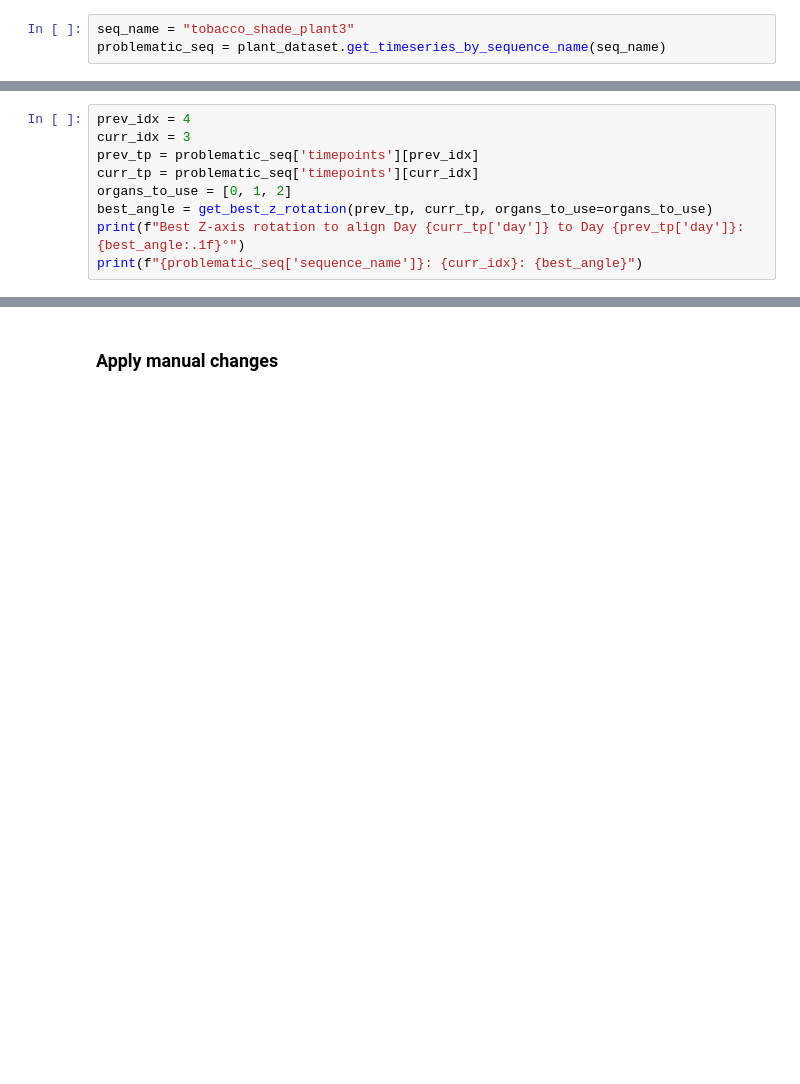
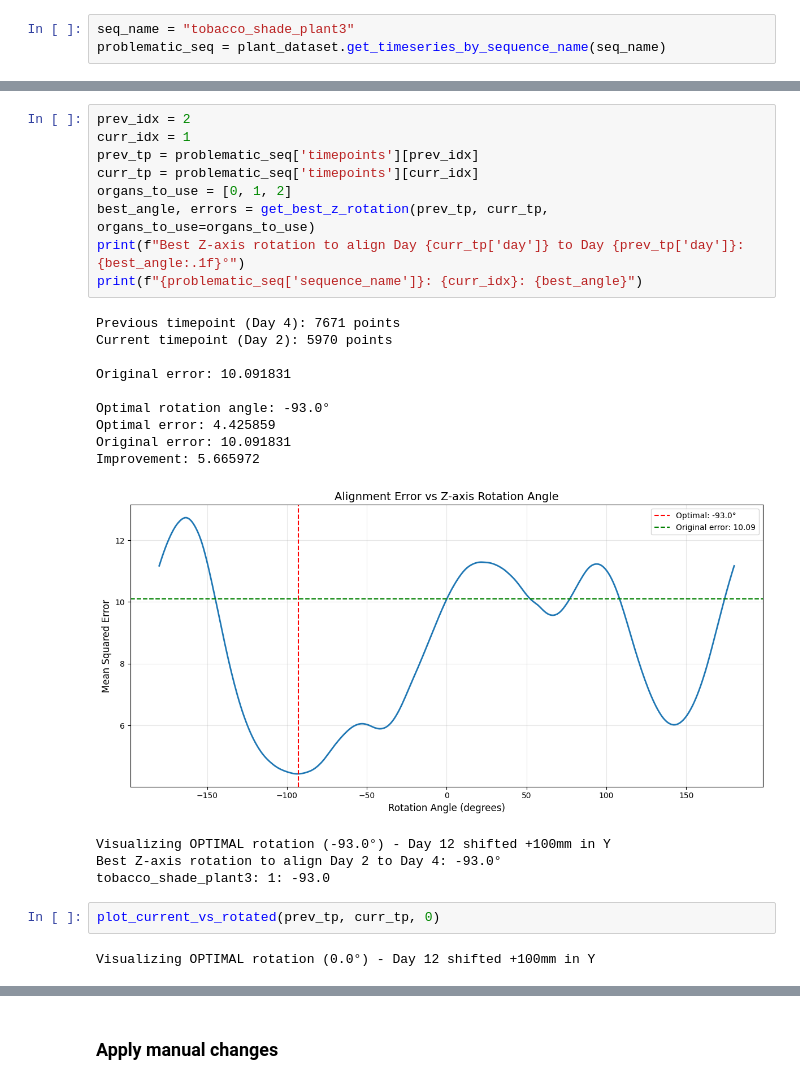
Before and after one commit to Joaquin-Gajardo/plant-shape-analysis, a Jupyter notebook: notebooks/8-plant_sequences_alignment_TrackPlant3D.ipynb, the cells around one changed output, grey strips where cells are left out. Saved outputs shown, nothing was run; the diff lists cells and outputs as text; blank space fills up the shorter version.

```diff
--- a/notebooks/8-plant_sequences_alignment_TrackPlant3D.ipynb
+++ b/notebooks/8-plant_sequences_alignment_TrackPlant3D.ipynb
@@ -1293,9 +1340,27 @@ problematic_seq = plant_dataset.get_timeseries_by_sequence_name(seq_name)
 # %%
-prev_idx = 4
-curr_idx = 3
+prev_idx = 2
+curr_idx = 1
 prev_tp = problematic_seq['timepoints'][prev_idx]
 curr_tp = problematic_seq['timepoints'][curr_idx]
 organs_to_use = [0, 1, 2]
-best_angle = get_best_z_rotation(prev_tp, curr_tp, organs_to_use=organs_to_use)
+best_angle, errors = get_best_z_rotation(prev_tp, curr_tp, organs_to_use=organs_to_use)
 print(f"Best Z-axis rotation to align Day {curr_tp['day']} to Day {prev_tp['day']}: {best_angle:.1f}°")
 print(f"{problematic_seq['sequence_name']}: {curr_idx}: {best_angle}")
+# %% [output]
+Previous timepoint (Day 4): 7671 points
+Current timepoint (Day 2): 5970 points
+
+Original error: 10.091831
+
+Optimal rotation angle: -93.0°
+Optimal error: 4.425859
+Original error: 10.091831
+Improvement: 5.665972
+[figure, added]
+Visualizing OPTIMAL rotation (-93.0°) - Day 12 shifted +100mm in Y
+Best Z-axis rotation to align Day 2 to Day 4: -93.0°
+tobacco_shade_plant3: 1: -93.0
+# %%
+plot_current_vs_rotated(prev_tp, curr_tp, 0)
+# %% [output]
+Visualizing OPTIMAL rotation (0.0°) - Day 12 shifted +100mm in Y
```
Also changed, not shown: parts of 18 cells of this notebook, 1 other file.
